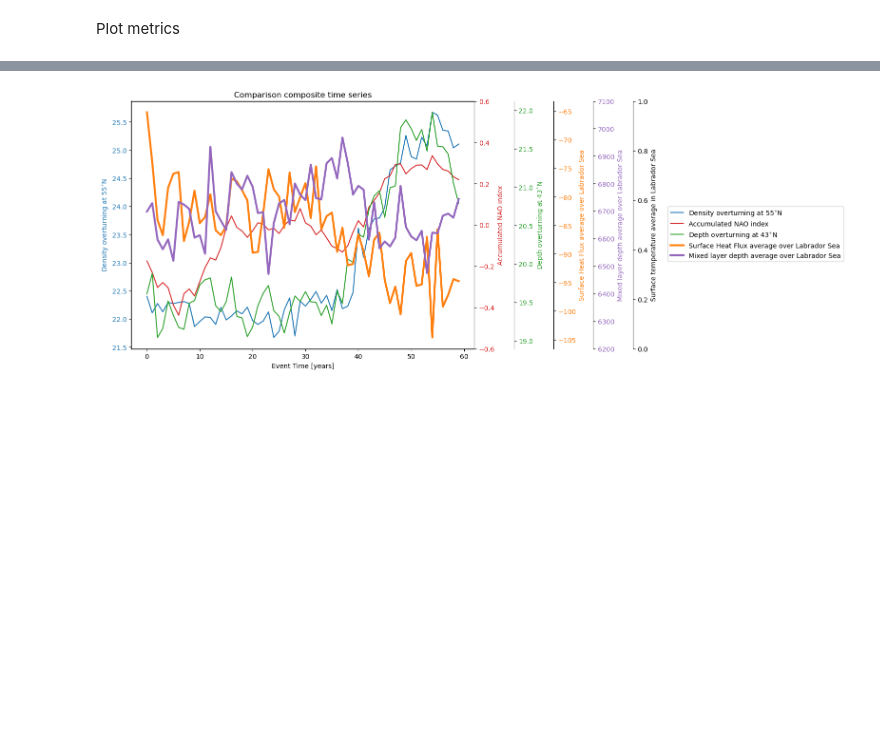
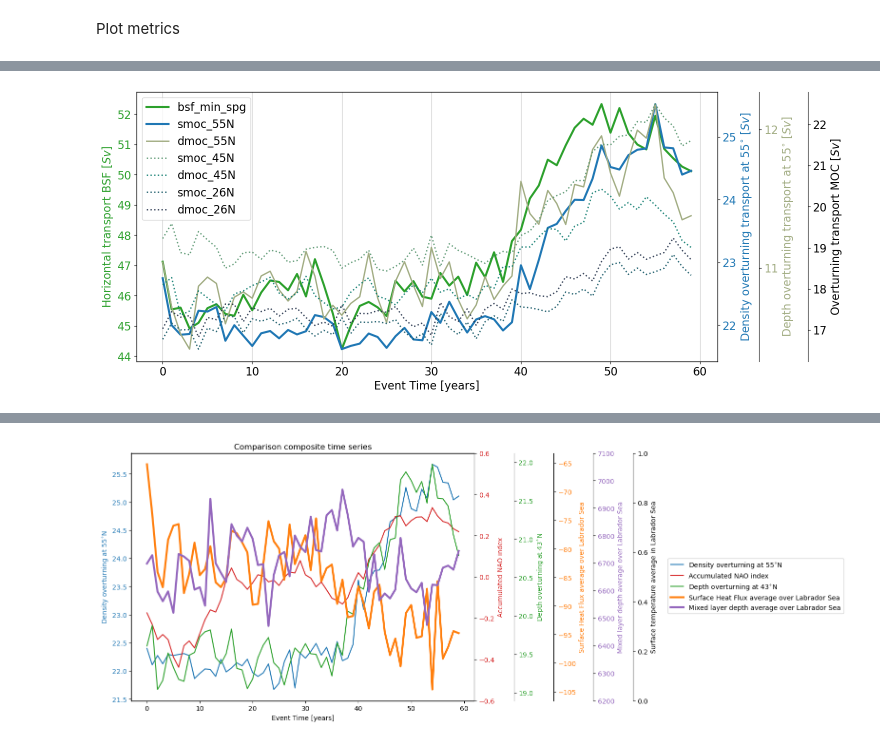
Before and after one commit to inagler/current, a Jupyter notebook: Compare_metrics_composites.ipynb, the cells around one changed output, grey strips where cells are left out. Cells and saved outputs as stored; diff of their text form; code cells hidden in the pictures; blank space fills up the shorter version.

```diff
--- a/Compare_metrics_composites.ipynb
+++ b/Compare_metrics_composites.ipynb
@@ -89,0 +179,58 @@ plt.show()
+# %%
+fig, ax1 = plt.subplots(figsize=(15, 7))
+
+colors = cmo.rain(np.linspace(0.3, 0.9, 5))
+
+# Plot bsf_min_spg on ax1
+color = 'tab:green'
+ax1.plot(-bsf_min_spg, label='bsf_min_spg', color=color, linewidth=3)
+ax1.tick_params(axis='y', labelcolor=color)
+ax1.set_ylabel('Horizontal transport BSF [$Sv$]', color=color)
+
+# Plot smoc_55N on ax2
+color = 'tab:blue'
+ax2 = ax1.twinx()
+ax2.spines["left"].set_position(("axes", 1))
+ax2.plot(smoc_55N, label='smoc_55N', color=color, linewidth=3)
+ax2.yaxis.set_label_position('right')
+ax2.yaxis.tick_right()
+ax2.tick_params(axis='y', labelcolor=color)
+ax2.set_ylabel('Density overturning transport at 55$^{\circ}$ [$Sv$]', color=color)
+ax2.yaxis.set_major_locator(ticker.MaxNLocator(integer=True))
+
+# Plot dmoc_55N on ax3
+color = colors[0]
+ax3 = ax1.twinx()
+ax3.spines["right"].set_position(("outward", 60))
+ax3.plot(dmoc_55N, label='dmoc_55N', color=color, linewidth=2)
+ax3.tick_params(axis='y', labelcolor=color)
+ax3.set_ylabel('Depth overturning transport at 55$^{\circ}$ [$Sv$]', color=color)
+ax3.yaxis.set_major_locator(ticker.MaxNLocator(integer=True))
+
+# Plot additional data on ax4
+ax4 = ax1.twinx()
+ax4.spines["right"].set_position(("outward", 130))
+ax4.plot(smoc_45N, label='smoc_45N', color=colors[1], alpha=0.9, linestyle=':', linewidth=2)
+ax4.plot(dmoc_45N, label='dmoc_45N', color=colors[2], alpha=0.9, linestyle=':', linewidth=2)
+ax4.plot(smoc_26N, label='smoc_26N', color=colors[3], alpha=0.9, linestyle=':', linewidth=2)
+ax4.plot(dmoc_26N, label='dmoc_26N', color=colors[4], alpha=0.9, linestyle=':', linewidth=2)
+ax4.tick_params(axis='y', labelcolor='black')
+ax4.set_ylabel('Overturning transport MOC [$Sv$]', color='black')
+
+# Set common x-axis label
+ax1.set_xlabel('Event Time [years]')
+ax1.xaxis.grid(True, alpha=0.7)
+
+# Move the legend to the upper left corner
+lns1 = ax1.get_lines()
+lns2 = ax2.get_lines()
+lns3 = ax3.get_lines()
+lns4 = ax4.get_lines()
+lns = lns1 + lns2 + lns3 + lns4
+labels = [l.get_label() for l in lns]
+ax1.legend(lns, labels, loc='upper left')
+
+#plt.show()
+plt.savefig(os.path.expanduser('~/phase1_CONDA/results/')+'compare_STF_metrics.png', bbox_inches='tight')
+# %% [output]
+[figure, added]
```
Also changed, not shown: parts of 12 cells of this notebook, 9 other files.
